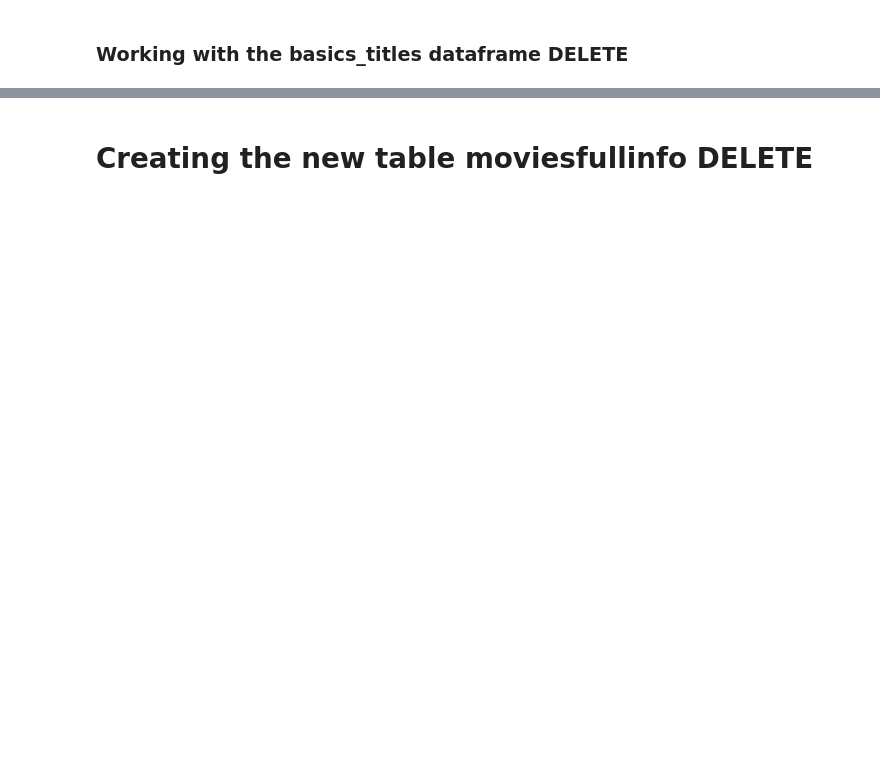
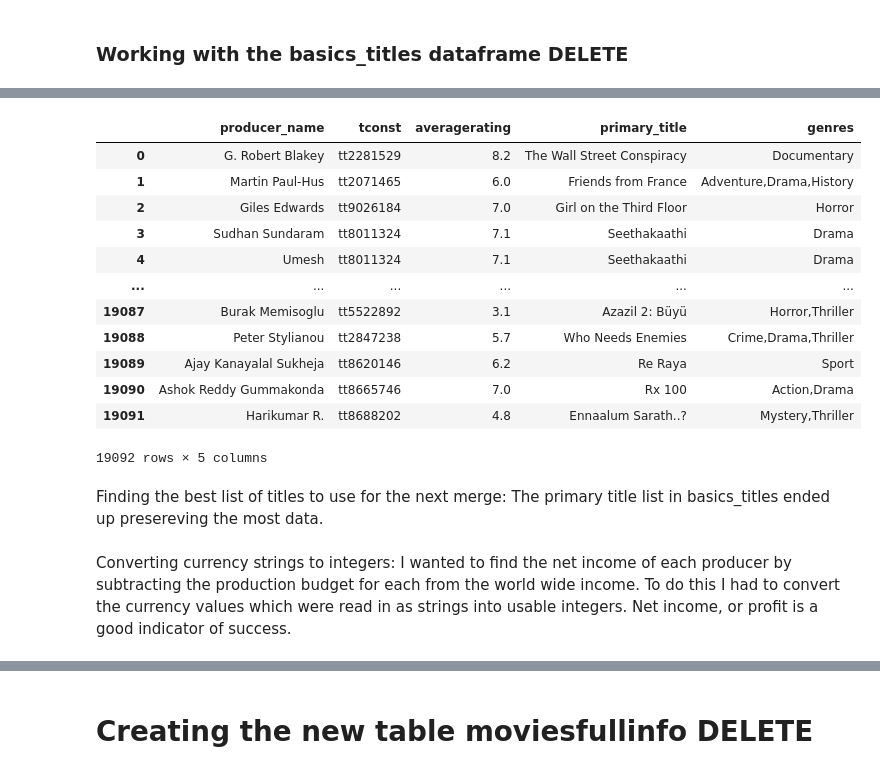
Before and after one commit to learn-co-curriculum/dsc-phase-1-project, a Jupyter notebook: final-notebook-outline.ipynb, the cells around one changed output, grey strips where cells are left out. Cells and saved outputs as stored; diff of their text form; code cells hidden in the pictures; blank space fills up the shorter version.

Commit message:
ten twenty five fri top third

```diff
--- a/final-notebook-outline.ipynb
+++ b/final-notebook-outline.ipynb
@@ -140,0 +176,16 @@ movies_money.drop_duplicates(subset='primary_title', inplace=True)
+# %%
+expanded_producer_name_split_title_ids = producer_name_split_title_ids.explode('title_id_split')
+#used exploded method to expand known_title_column into mulitpiple rows to be mergeable with title/rating data
+#40397 rows × 2 columns
+
+expanded_producer_name_split_title_ids_merge_ratings_raw = expanded_producer_name_split_title_ids.merge(ratings, left_on= 'title_id_split', right_on = 'tconst')
+#merges the producer names with their individual title ids with ratings title ids, average ratigns and numvotes
+#19092 rows × 5 columns
+
+expanded_producer_name_split_title_ids_ratings = expanded_producer_name_split_title_ids_merge_ratings_raw[['producer_name', 'tconst', 'averagerating']]
+#filters out duplicate and unused data
+#19092 rows × 3 columns
+
+#expanded_producer_name_split_title_ids
+#expanded_producer_name_split_title_ids_merge_ratings_raw
+#expanded_producer_name_split_title_ids_ratings
@@ -140,0 +195,59 @@ movies_money.drop_duplicates(subset='primary_title', inplace=True)
+# %%
+movie_budgets_movie_list = movie_budgets['movie'].tolist()
+basics_title_primary_title_list = basics_titles['primary_title'].tolist()
+basics_titles_original_titles_list = basics_titles['original_title'].tolist()
+#get list of primary titles and list of original titles from basics titles
+#compare against list of title from movie budgets
+# basics titles list with most matches is list to use
+
+primary = 0
+#a counter for the primary list
+original = 0
+#a counter for the original list
+
+for title in basics_title_primary_title_list:
+    if title in movie_budgets_movie_list:
+        primary +=1
+#A for loop to count every movie that appears in both basics_titles_primary and movie_budgets
+
+for titles in basics_titles_original_titles_list:
+    if titles in movie_budgets_movie_list:
+        original +=1
+#A for loop to count every movie title that appears in both basics_titles_original and movie_budgets
+
+#print("primary", primary, "original", original)
+# primary = 3606
+#original = 3358
+#conclusion: use primary_title column in basics titles dataframe
+
+
+single_producerName_titleIds_ratings_titleNames_raw = expanded_producer_name_split_title_ids_ratings.merge(basics_titles, left_on='tconst', right_on='tconst')
+#merged basics titles first beacuse expanded_producer_name_split_title_ids contains title ids,
+#Basics contains title ids and movie names and will merge with movie_budgets beacuse they share movies names
+#19092 rows × 8 columns
+
+
+single_producerName_titleIds_ratings_titleNames = single_producerName_titleIds_ratings_titleNames_raw.drop(['original_title', 'start_year', 'runtime_minutes'], axis=1)
+#drops unused columns
+#19092 rows × 5 columns
+
+#single_producerName_titleIds_ratings_titleNames_raw
+#single_producerName_titleIds_ratings_titleNames_genre_unsplit
+#single_producerName_titleIds_ratings_titleNames
+# %% [output]
+|  | producer_name | tconst | averagerating | primary_title | genres |
+| 0 | G. Robert Blakey | tt2281529 | 8.2 | The Wall Street Conspiracy | Documentary |
+| 1 | Martin Paul-Hus | tt2071465 | 6.0 | Friends from France | Adventure,Drama,History |
+| 2 | Giles Edwards | tt9026184 | 7.0 | Girl on the Third Floor | Horror |
+| 3 | Sudhan Sundaram | tt8011324 | 7.1 | Seethakaathi | Drama |
+| 4 | Umesh | tt8011324 | 7.1 | Seethakaathi | Drama |
+| ... | ... | ... | ... | ... | ... |
+| 19087 | Burak Memisoglu | tt5522892 | 3.1 | Azazil 2: Büyü | Horror,Thriller |
+| 19088 | Peter Stylianou | tt2847238 | 5.7 | Who Needs Enemies | Crime,Drama,Thriller |
+| 19089 | Ajay Kanayalal Sukheja | tt8620146 | 6.2 | Re Raya | Sport |
+| 19090 | Ashok Reddy Gummakonda | tt8665746 | 7.0 | Rx 100 | Action,Drama |
+| 19091 | Harikumar R. | tt8688202 | 4.8 | Ennaalum Sarath..? | Mystery,Thriller |
+19092 rows × 5 columns
+# %% [markdown]
+Finding the best list of titles to use for the next merge:
+The primary title list in basics_titles ended up presereving the most data.
@@ -140,0 +267,3 @@ movies_money.drop_duplicates(subset='primary_title', inplace=True)
+# %% [markdown]
+Converting currency strings to integers:
+I wanted to find the net income of each producer by subtracting the production budget for each from the world wide income. To do this I had to convert the currency values which were read in as strings into usable integers. Net income, or profit is a good indicator of success.
```
Also changed, not shown: parts of 33 cells of this notebook.
